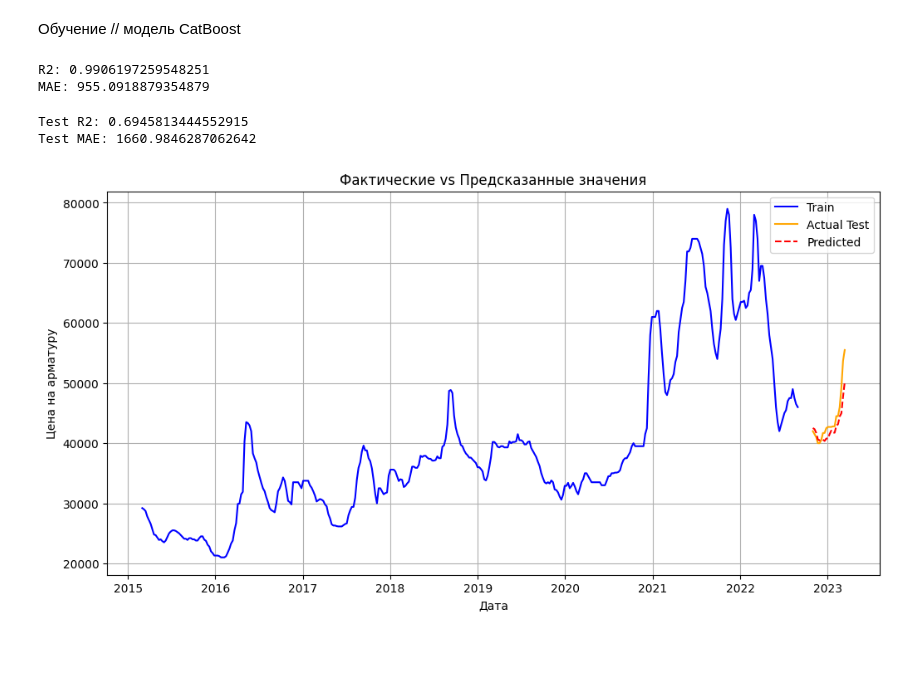
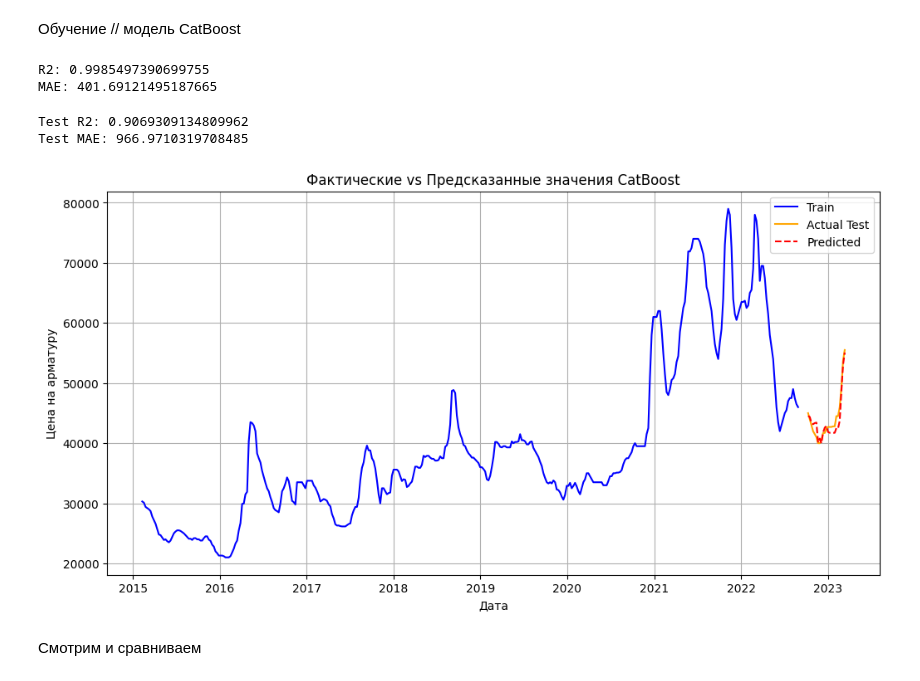
Before and after one commit to pogodaa/tretiy_intensiv, a Jupyter notebook: main.ipynb, the cells around one changed output. Cells and saved outputs as stored; diff of their text form; code cells hidden in the pictures; blank space fills up the shorter version.

Commit message:
obuch_cat 90
still razriv mezhdy train i actual data :(

```diff
--- a/main.ipynb
+++ b/main.ipynb
@@ -129,21 +147,25 @@ test.head(3)
 Обучение // модель CatBoost
 # %%
 # Временные признаки
-train['year']=train['dt'].dt.year # год
-train['month']=train['dt'].dt.month # месяц
-train['weekday']=train['dt'].dt.weekday # день недели
-# Эти признаки помогают модели учитывать сезонные и временные колебания
+train['year']=train['dt'].dt.year
+train['month']=train['dt'].dt.month
+train['weekday']=train['dt'].dt.weekday # возвращает день недели для каждой даты в формате, понедельник 0, вторник 1, и т.д.
+train["dayofyear"] = train["dt"].dt.dayofyear
+train["quarter"] = train["dt"].dt.quarter
 
 # Лаги
-# Учитывается последние 6 недель
-for lag in range(1, 7):
+# Учитывается последние 5 недель, позволяет модели учитывать предыдущие значения при прогнозировании текущего
+for lag in range(1, 6):
       train[f"lag_{lag}"] = train["Цена на арматуру"].shift(lag)
-# позволяет модели учитывать предыдущие значения при прогнозировании текущего
 
 # Скользящее среднее
 train['rolling_mean_3'] = train['Цена на арматуру'].rolling(window=3).mean() # Вычисление 3-недельного скользящего среднего
 train['rolling_mean_6'] = train['Цена на арматуру'].rolling(window=6).mean() # Вычисление 6-недельного скользящего среднего
-train['rolling_mean_9'] = train['Цена на арматуру'].rolling(window=9).mean() # Вычисление 9-недельного скользящего среднего
+
+# Производные признаки
+train["diff_1"] = train["Цена на арматуру"].diff(1)
+train["diff_2"] = train["Цена на арматуру"].diff(2)
+train["diff_3"] = train["Цена на арматуру"].diff(3)
 
 train = train.dropna()
 
@@ -153,17 +175,16 @@ y = train["Цена на арматуру"]
 
 TSSplit = TimeSeriesSplit(n_splits=5)
 
-# Модель CatBoost
-model = CatBoostRegressor(random_seed=42, verbose=0)  # verbose=0 отключает вывод информации во время обучения
-
 # Подбор гиперпараметров
 param_grid = {
-    'iterations': [100], # Количество деревьев, которые модель будет строить
-    'depth': [3, 6, 9], # Максимальная глубина дерева
-    'learning_rate': [0.1, 0.2, 0.3], # Скорость обучения
-    'l2_leaf_reg': [2, 4] # Контроль величины весов дерева (Регуляризация)
+    'iterations': [100], # Кол-во деревьев
+    'depth': [3, 5], # Максимальная глубина дерева
+    'learning_rate': [0.1, 0.2], # Скорость обучения
+    'l2_leaf_reg': [1, 2] # Контроль величины весов дерева (Регуляризация)
 }
 
+# Модель
+model = CatBoostRegressor(random_seed=42, verbose=0)
 grid_search = GridSearchCV(model, param_grid, cv=TSSplit, scoring='neg_mean_absolute_error', n_jobs=-1)
 grid_search.fit(X, y)
 
@@ -175,22 +196,28 @@ mae = mean_absolute_error(y, y_pred) # mae
 print(f"R2: {r2}")
 print(f"MAE: {mae}")
 # %% [output]
-R2: 0.9906197259548251
-MAE: 955.0918879354879
+R2: 0.9985497390699755
+MAE: 401.69121495187665
 # %%
 # Временные признаки
-test['year'] = test['dt'].dt.year
-test['month'] = test['dt'].dt.month
-test['weekday'] = test['dt'].dt.weekday
+test['year']=test['dt'].dt.year
+test['month']=test['dt'].dt.month
+test['weekday']=test['dt'].dt.weekday
+test["dayofyear"] = test["dt"].dt.dayofyear
+test["quarter"] = test["dt"].dt.quarter
 
-# Лаги (учитываются последние 6 недель)
-for lag in range(1, 7):
+# Лаги (учитываются последние 5 недель)
+for lag in range(1, 6):
     test[f"lag_{lag}"] = test["Цена на арматуру"].shift(lag)
 
 # Вычисление скользящего среднего для тестового набора
 test['rolling_mean_3'] = test['Цена на арматуру'].rolling(window=3).mean()
 test['rolling_mean_6'] = test['Цена на арматуру'].rolling(window=6).mean()
-test['rolling_mean_9'] = test['Цена на арматуру'].rolling(window=9).mean()
+
+# Производные признаки
+test["diff_1"] = test["Цена на арматуру"].diff(1)
+test["diff_2"] = test["Цена на арматуру"].diff(2)
+test["diff_3"] = test["Цена на арматуру"].diff(3)
 
 test = test.dropna()
 
@@ -200,24 +227,26 @@ y_test = test["Цена на арматуру"]
 y_pred = grid_search.predict(X_test)
 
 # Оценка модели
-test_r2 = r2_score(y_test, y_pred)  # R²
-test_mae = mean_absolute_error(y_test, y_pred)  # MAE
+test_r2 = r2_score(y_test, y_pred)
+test_mae = mean_absolute_error(y_test, y_pred)
 
 print(f"Test R2: {test_r2}")
 print(f"Test MAE: {test_mae}")
 # %% [output]
-Test R2: 0.6945813444552915
-Test MAE: 1660.9846287062642
+Test R2: 0.9069309134809962
+Test MAE: 966.9710319708485
 # %%
 plt.figure(figsize=(12, 6))
 plt.plot(train['dt'], y, label='Train', color='blue')  # фактические значения для обучения
 plt.plot(test['dt'], y_test, label='Actual Test', color='orange')  # фактические значения для тестирования
 plt.plot(test['dt'], y_pred, label='Predicted', color='red', linestyle='dashed')  # предсказанные значения
 plt.xlabel('Дата')
 plt.ylabel('Цена на арматуру')
-plt.title('Фактические vs Предсказанные значения')
+plt.title('Фактические vs Предсказанные значения CatBoost')
 plt.legend()
 plt.grid()
 plt.show()
 # %% [output]
-[figure, old version]
+[figure, new version]
+# %% [markdown]
+Смотрим и сравниваем
```
Also changed, not shown: parts of 6 cells of this notebook, 12 other files.
